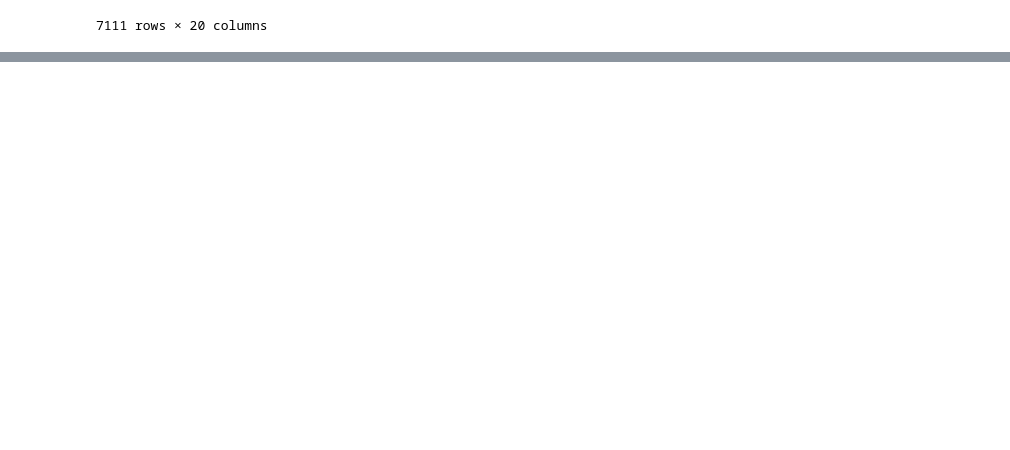
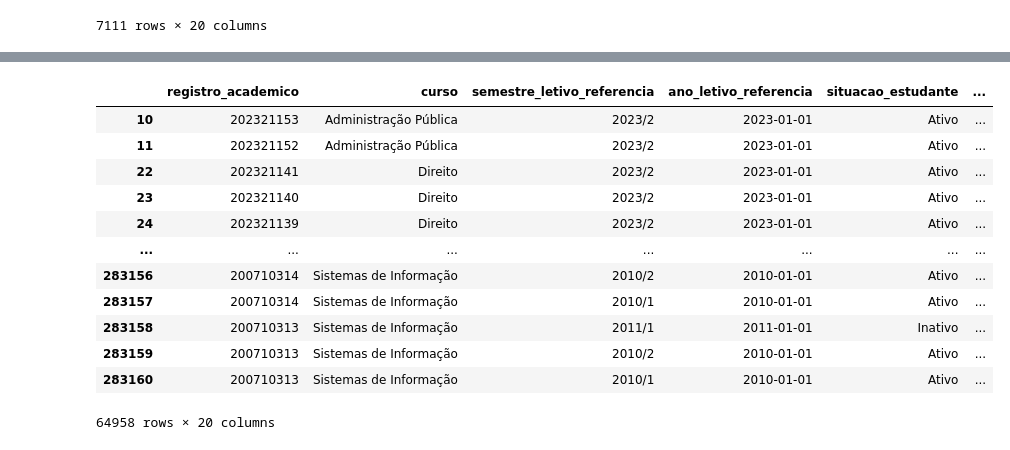
Before and after one commit to AnaClara18/Tentativas, a Jupyter notebook: 1)Explorando dados.ipynb, the cells around one changed output, grey strips where cells are left out. Saved outputs shown, nothing was run; the diff lists cells and outputs as text; code cells hidden in the pictures; blank space fills up the shorter version.

```diff
--- a/1)Explorando dados.ipynb
+++ b/1)Explorando dados.ipynb
@@ -123,0 +163,18 @@ display(df_situacao)
+# %%
+df_turno = df[df['curso_turno'].str.contains('notu', case=False, na=False)]
+
+display(df_turno)
+# %% [output]
+|  | registro_academico | curso | semestre_letivo_referencia | ano_letivo_referencia | situacao_estudante | ... |
+| 10 | 202321153 | Administração Pública | 2023/2 | 2023-01-01 | Ativo | ... |
+| 11 | 202321152 | Administração Pública | 2023/2 | 2023-01-01 | Ativo | ... |
+| 22 | 202321141 | Direito | 2023/2 | 2023-01-01 | Ativo | ... |
+| 23 | 202321140 | Direito | 2023/2 | 2023-01-01 | Ativo | ... |
+| 24 | 202321139 | Direito | 2023/2 | 2023-01-01 | Ativo | ... |
+| ... | ... | ... | ... | ... | ... | ... |
+| 283156 | 200710314 | Sistemas de Informação | 2010/2 | 2010-01-01 | Ativo | ... |
+| 283157 | 200710314 | Sistemas de Informação | 2010/1 | 2010-01-01 | Ativo | ... |
+| 283158 | 200710313 | Sistemas de Informação | 2011/1 | 2011-01-01 | Inativo | ... |
+| 283159 | 200710313 | Sistemas de Informação | 2010/2 | 2010-01-01 | Ativo | ... |
+| 283160 | 200710313 | Sistemas de Informação | 2010/1 | 2010-01-01 | Ativo | ... |
+64958 rows × 20 columns
```
Also changed, not shown: parts of 15 cells of this notebook.
